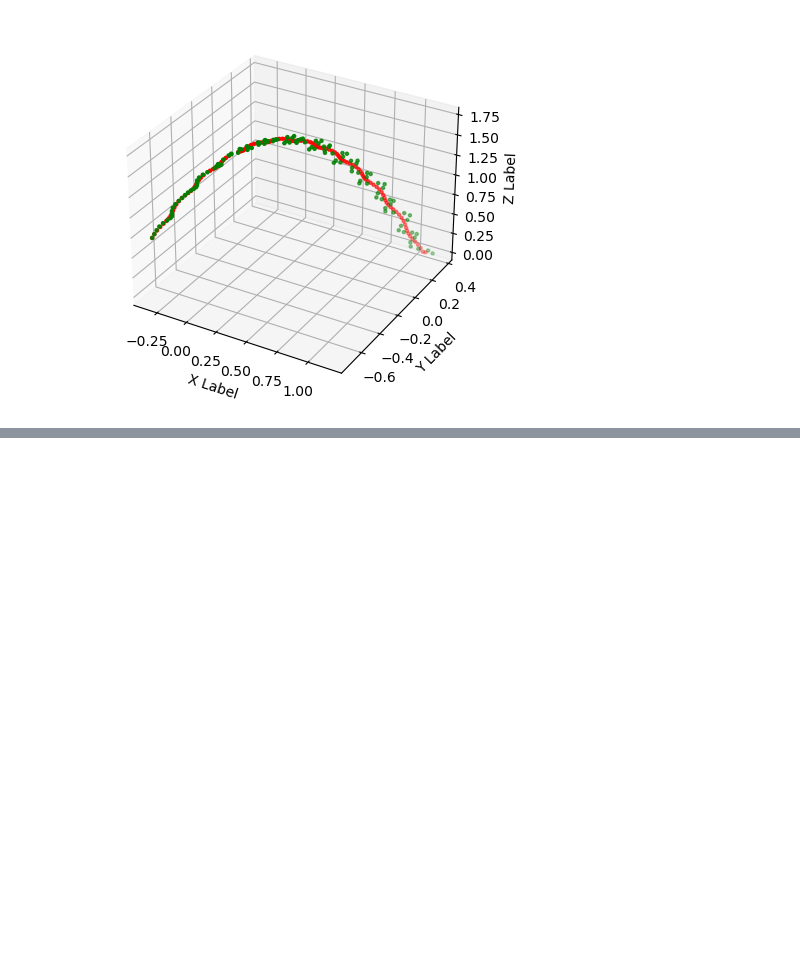
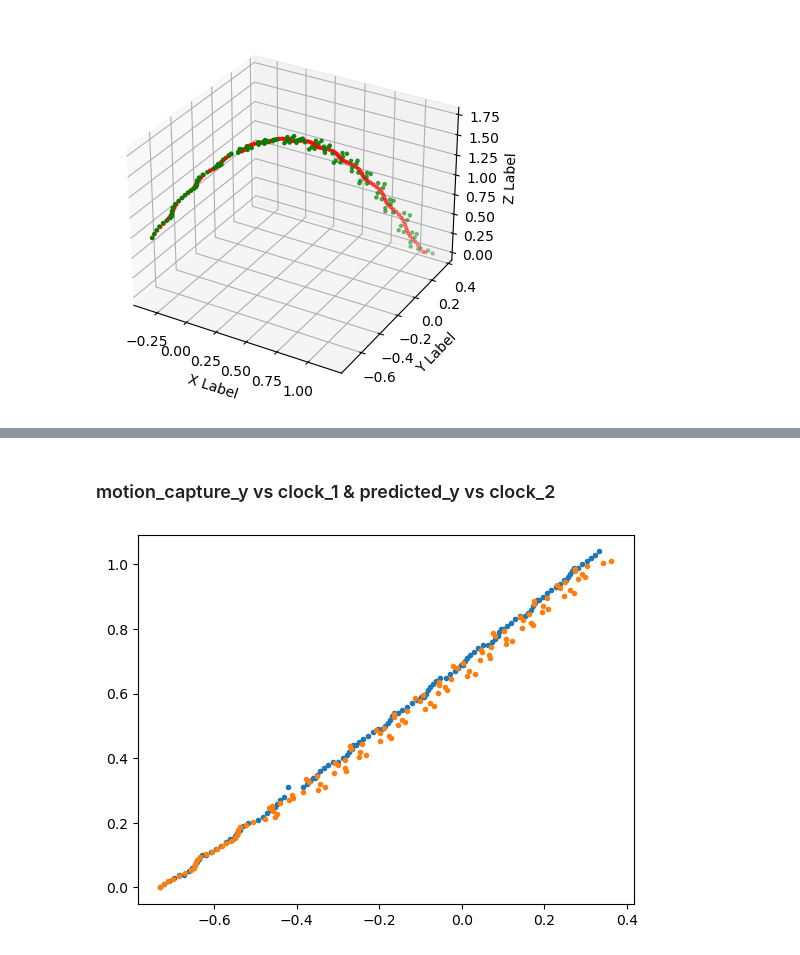
Before and after one commit to kirankigi5/ball_tracking, a Jupyter notebook: ball_tracking.ipynb, the cells around one changed output, grey strips where cells are left out. Drawn from its saved outputs; the diff is of its cells as text; code cells hidden in the pictures; blank space fills up the shorter version.

```diff
--- a/ball_tracking.ipynb
+++ b/ball_tracking.ipynb
@@ -265,0 +276,10 @@ plt.show()
+# %% [markdown]
+### motion_capture_y  vs clock_1 & predicted_y vs clock_2
+# %%
+
+plt.plot(motion_capture_data_array[:,1], clock_1, '.')
+plt.plot(predicted_data_array[:,1], clock_2, '.')
+
+plt.show()
+# %% [output]
+[figure, added]
```
Also changed, not shown: parts of 4 cells of this notebook.
